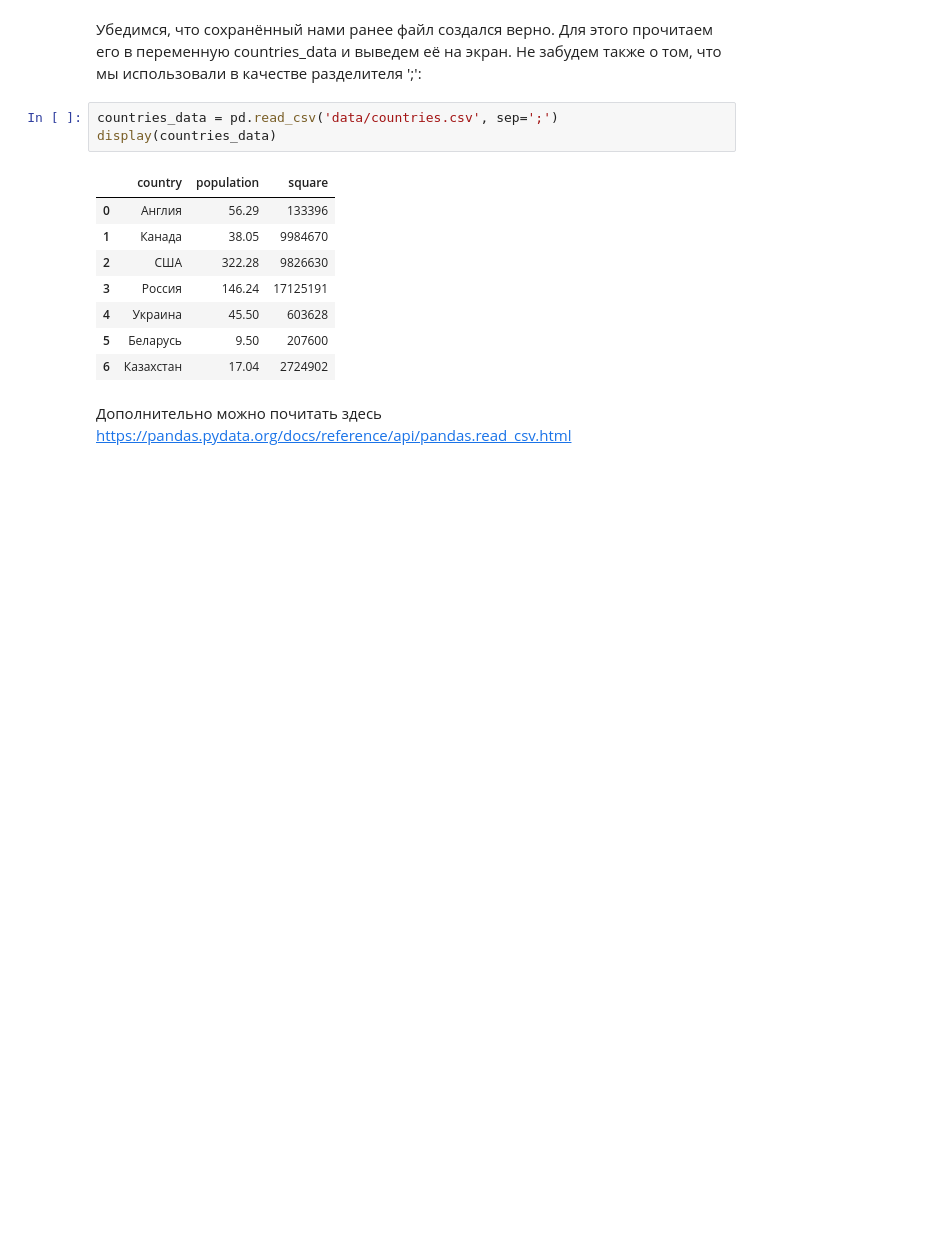
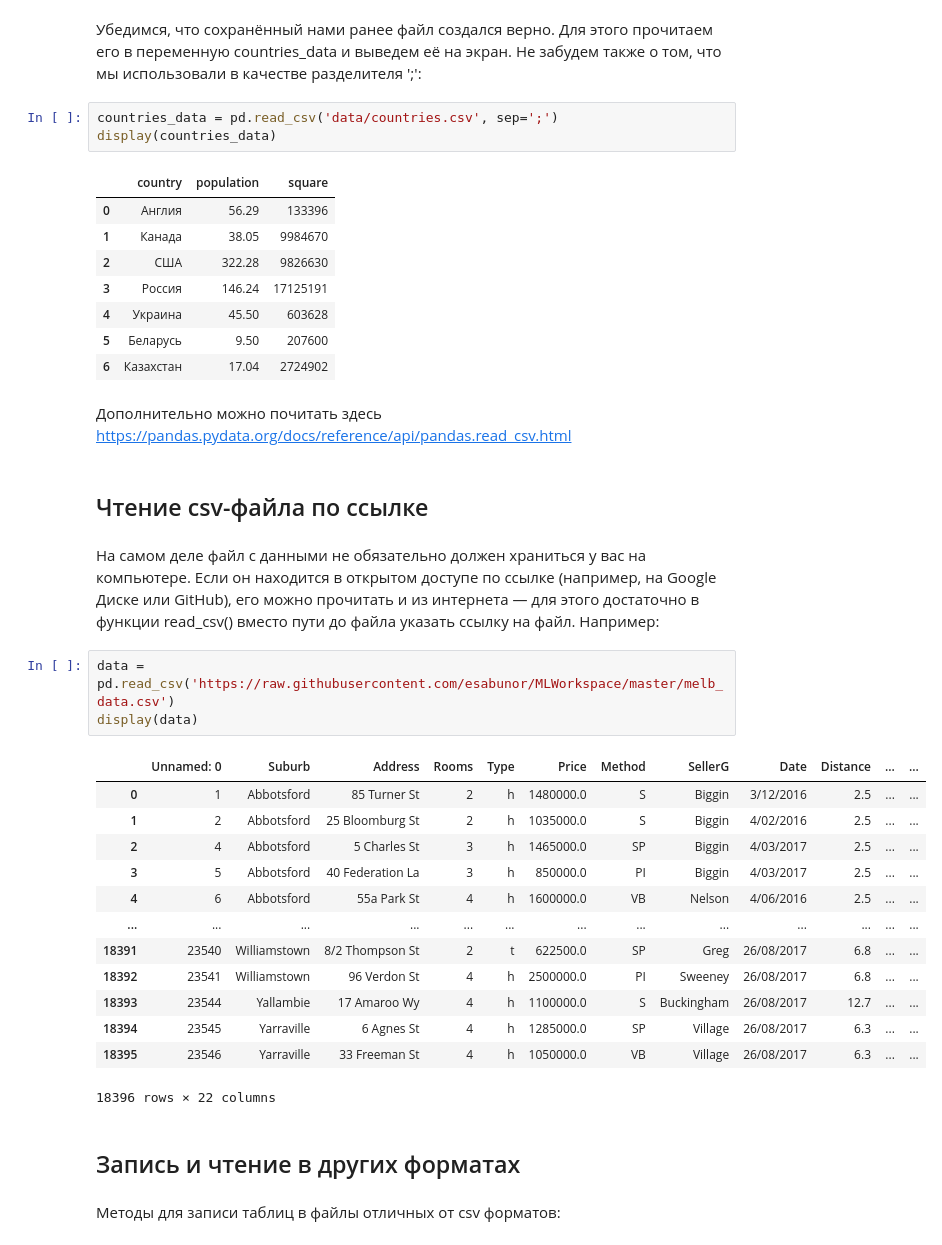
Before and after one commit to Lidiya-cutie/DS_SkillFactory, a Jupyter notebook: PY_10_introduction to Pandas/Introduction to Pandas.ipynb, the cells around one changed output. Cells and saved outputs as stored; diff of their text form; blank space fills up the shorter version.

```diff
--- a/PY_10_introduction to Pandas/Introduction to Pandas.ipynb
+++ b/PY_10_introduction to Pandas/Introduction to Pandas.ipynb
@@ -545,3 +545,28 @@ display(countries_data)
 | 6 | Казахстан | 17.04 | 2724902 |
 # %% [markdown]
 Дополнительно можно почитать здесь https://pandas.pydata.org/docs/reference/api/pandas.read_csv.html
+# %% [markdown]
+## Чтение csv-файла по ссылке
+# %% [markdown]
+На самом деле файл с данными не обязательно должен храниться у вас на компьютере. Если он находится в открытом доступе по ссылке (например, на Google Диске или GitHub), его можно прочитать и из интернета — для этого достаточно в функции read_csv() вместо пути до файла указать ссылку на файл. Например:
+# %%
+data = pd.read_csv('https://raw.githubusercontent.com/esabunor/MLWorkspace/master/melb_data.csv')
+display(data)
+# %% [output]
+|  | Unnamed: 0 | Suburb | Address | Rooms | Type | Price | Method | SellerG | Date | Distance | ... | ... |
+| 0 | 1 | Abbotsford | 85 Turner St | 2 | h | 1480000.0 | S | Biggin | 3/12/2016 | 2.5 | ... | ... |
+| 1 | 2 | Abbotsford | 25 Bloomburg St | 2 | h | 1035000.0 | S | Biggin | 4/02/2016 | 2.5 | ... | ... |
+| 2 | 4 | Abbotsford | 5 Charles St | 3 | h | 1465000.0 | SP | Biggin | 4/03/2017 | 2.5 | ... | ... |
+| 3 | 5 | Abbotsford | 40 Federation La | 3 | h | 850000.0 | PI | Biggin | 4/03/2017 | 2.5 | ... | ... |
+| 4 | 6 | Abbotsford | 55a Park St | 4 | h | 1600000.0 | VB | Nelson | 4/06/2016 | 2.5 | ... | ... |
+| ... | ... | ... | ... | ... | ... | ... | ... | ... | ... | ... | ... | ... |
+| 18391 | 23540 | Williamstown | 8/2 Thompson St | 2 | t | 622500.0 | SP | Greg | 26/08/2017 | 6.8 | ... | ... |
+| 18392 | 23541 | Williamstown | 96 Verdon St | 4 | h | 2500000.0 | PI | Sweeney | 26/08/2017 | 6.8 | ... | ... |
+| 18393 | 23544 | Yallambie | 17 Amaroo Wy | 4 | h | 1100000.0 | S | Buckingham | 26/08/2017 | 12.7 | ... | ... |
+| 18394 | 23545 | Yarraville | 6 Agnes St | 4 | h | 1285000.0 | SP | Village | 26/08/2017 | 6.3 | ... | ... |
+| 18395 | 23546 | Yarraville | 33 Freeman St | 4 | h | 1050000.0 | VB | Village | 26/08/2017 | 6.3 | ... | ... |
+18396 rows × 22 columns
+# %% [markdown]
+## Запись и чтение в других форматах
+# %% [markdown]
+Методы для записи таблиц в файлы отличных от csv форматов:
```
Also changed, not shown: parts of 5 cells of this notebook.
